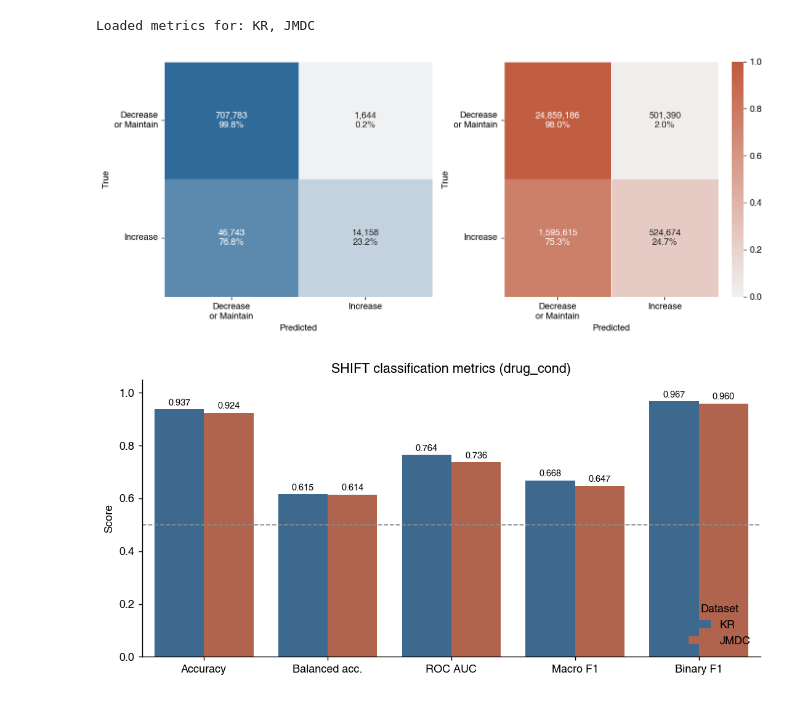
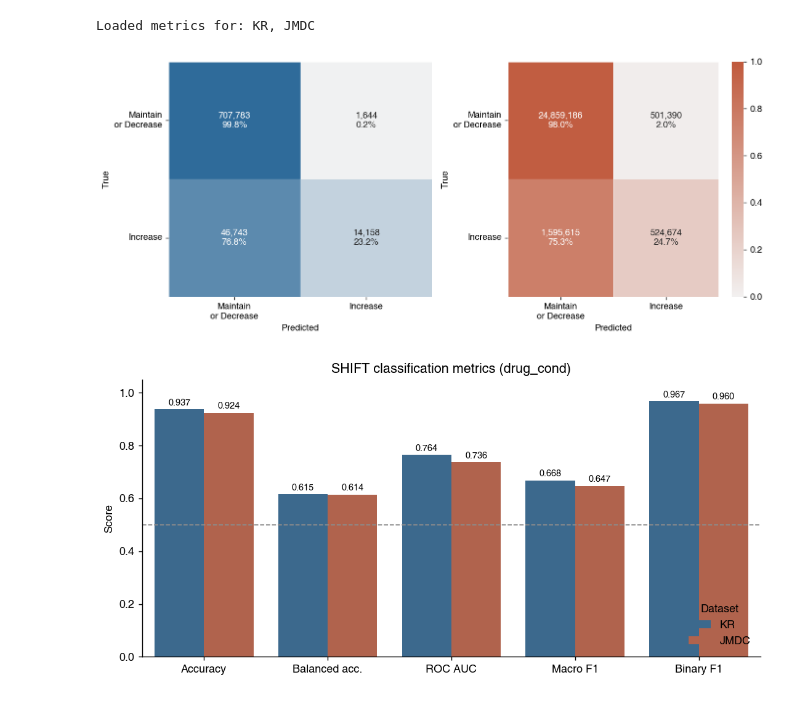
Before and after one commit to CenterforDigitalHealth/DM-CDHNet, a Jupyter notebook: figure/med_performance.ipynb, the cells around one changed output. Drawn from its saved outputs; the diff is of its cells as text; code cells hidden in the pictures.

```diff
--- a/figure/med_performance.ipynb
+++ b/figure/med_performance.ipynb
@@ -385,40 +385,40 @@ for ax, (dataset, record) in zip(axes, records.items()):
     cm = cm[np.ix_(order_idx, order_idx)]
     display_name = {
         'Label1': 'Increase',
-        'Label2or3': 'Decrease\nor Maintain',
+        'Label2or3': 'Maintain\nor Decrease',
     }
     class_names = [display_name.get(raw_names[i], raw_names[i]) for i in order_idx]
     row_sums = cm.sum(axis=1, keepdims=True)
     cm_norm = np.divide(cm, row_sums, out=np.zeros_like(cm, dtype=float), where=row_sums != 0)
     annot = np.empty_like(cm, dtype=object)
     for i in range(cm.shape[0]):
         for j in range(cm.shape[1]):
             annot[i, j] = f'{int(cm[i, j]):,}\n{cm_norm[i, j]:.1%}'
 
     cmap = sns.light_palette(PALETTE.get(dataset, '#333333'), as_cmap=True)
     sns.heatmap(
         cm_norm,
         annot=annot,
         fmt='',
         cmap=cmap,
         vmin=0,
         vmax=1,
         cbar=(dataset == list(records.keys())[-1]),
         xticklabels=class_names,
         yticklabels=class_names,
         linewidths=0.5,
         linecolor='white',
         ax=ax,
     )
     ax.set_xlabel('Predicted')
     ax.set_ylabel('True')
     ax.tick_params(axis='x', rotation=0)
     ax.tick_params(axis='y', rotation=0)
 
 fig.tight_layout()
 plt.show()
 # %% [output]
-[figure, old version]
+[figure, new version]
 # %%
 shift_plot_cols = ['accuracy', 'balanced_accuracy', 'roc_auc', 'f1_macro', 'f1_binary']
 available_cols = [col for col in shift_plot_cols if col in shift_summary and shift_summary[col].notna().any()]
```
Also changed, not shown: parts of 2 cells of this notebook, 4 other files.
